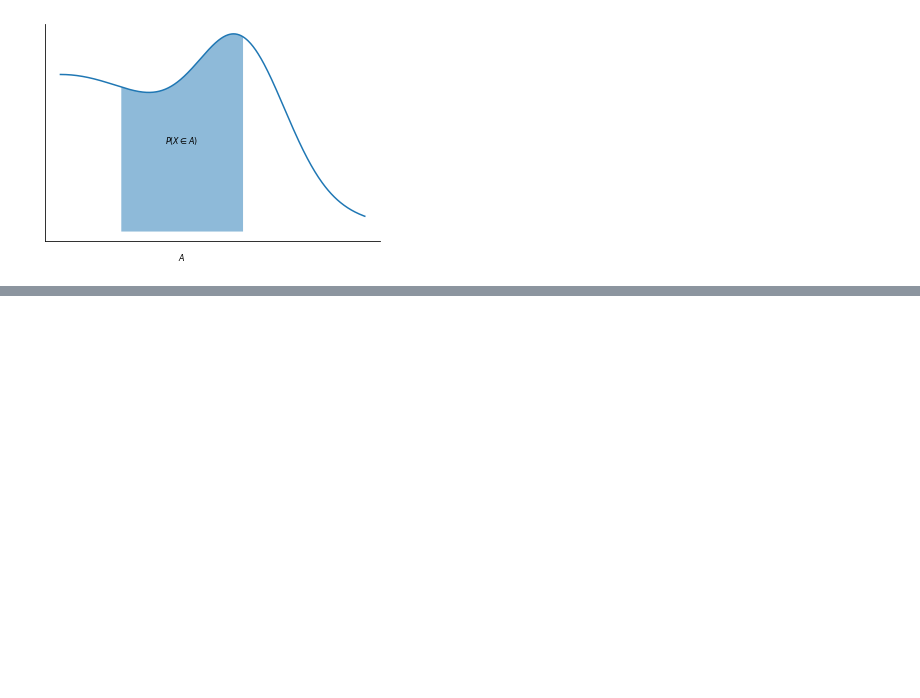
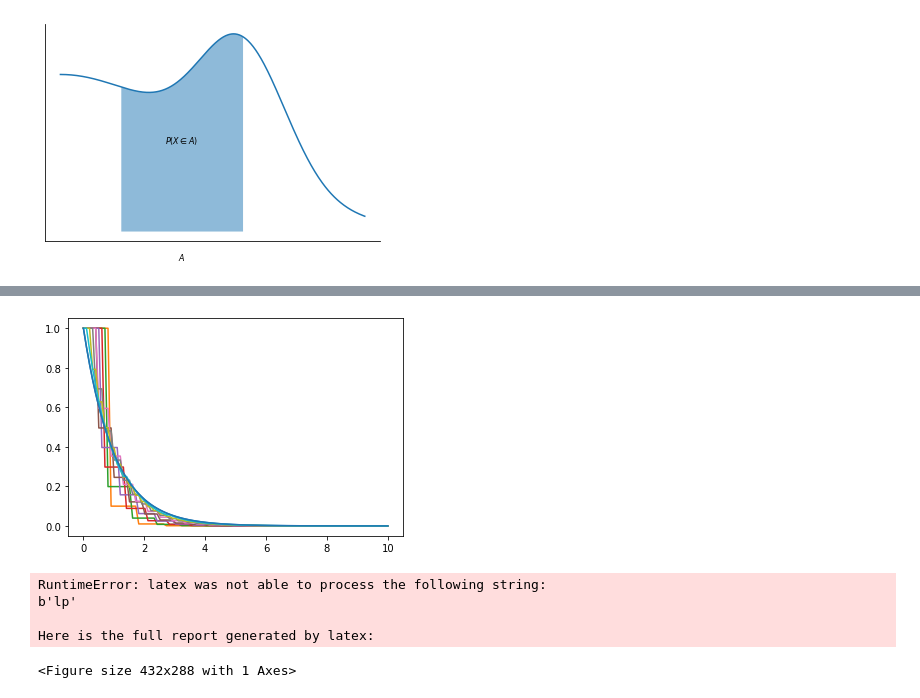
Before and after one commit to dariomalchiodi/sds, a Jupyter notebook: sds/notebooks.ipynb, the cells around one changed output, grey strips where cells are left out. Cells and saved outputs as stored; diff of their text form; code cells hidden in the pictures; blank space fills up the shorter version.

```diff
--- a/sds/notebooks.ipynb
+++ b/sds/notebooks.ipynb
@@ -391,0 +422,31 @@ Z = norm()
+# %%
+plt.plot(x, y)
+
+for p in np.linspace(0.9, 0.01, 10):
+    plt.plot(x, disc(x, p))
+
+plt.show()
+# %% [output]
+[figure, added]
+# %%
+import matplotlib.pyplot as plt
+plt.rcParams.update({
+    "text.usetex": True,})
+
+
+#    "font.family": "sans-serif",
+#    "font.sans-serif": ["Helvetica"]})
+
+
+plt.plot(x, y)
+p = 0.2
+plt.plot(x, disc(x, p))
+plt.plot(x, cont(x, p))
+
+plt.show()
+# %% [output]
+RuntimeError: latex was not able to process the following string:
+b'lp'
+
+Here is the full report generated by latex:
+<Figure size 432x288 with 1 Axes>
```
Also changed, not shown: parts of 4 cells of this notebook, 6 other files.
